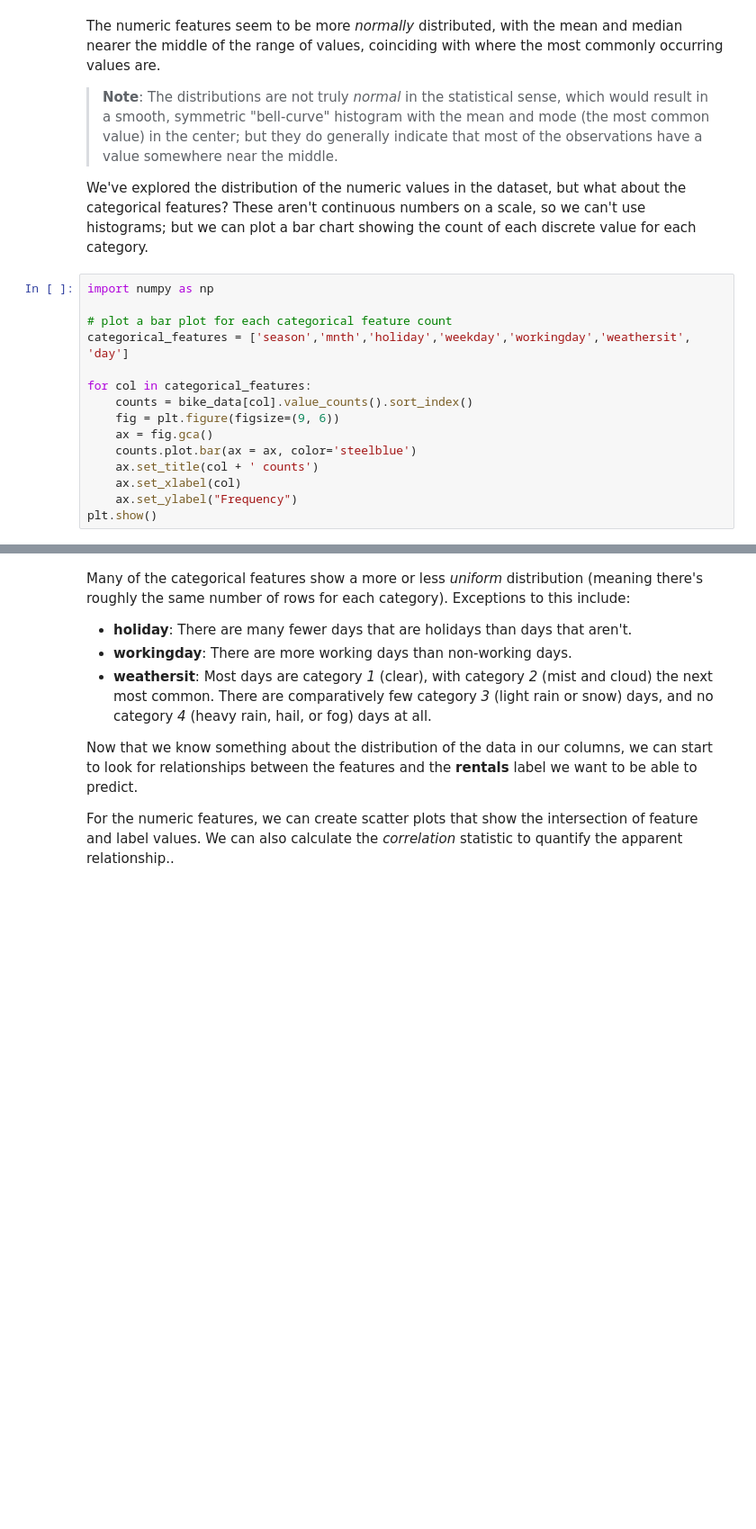
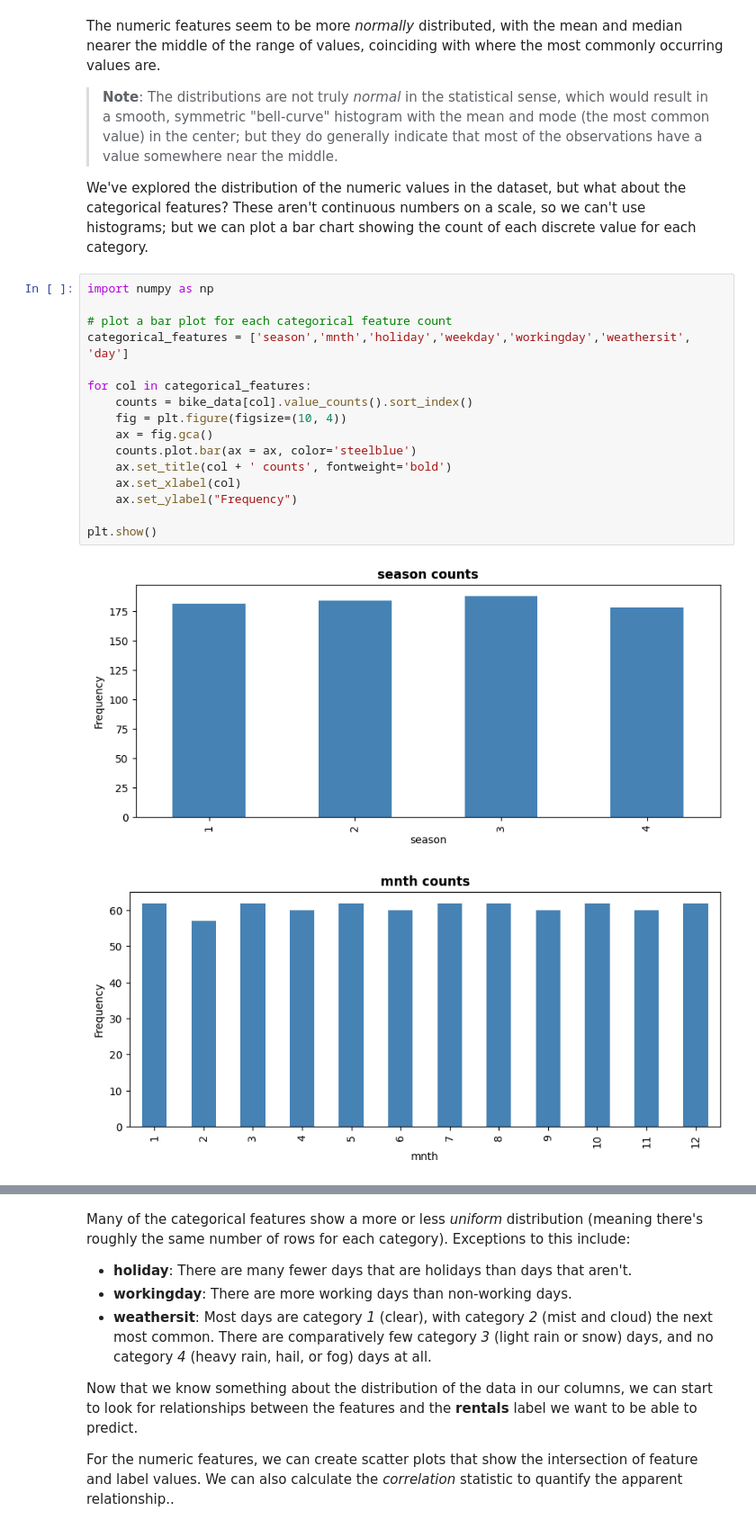
Before and after one commit to hugosouto/coursera-microsoft-azure-ds-specialization, a Jupyter notebook: C1-create-ml-models-in-azure/W1L2-train-and-evaluate-regression-models/01-training.ipynb, the cells around one changed output, grey strips where cells are left out. Shown: that part at 90% size. Cells and saved outputs as stored; diff of their text form; blank space fills up the shorter version.

```diff
--- a/C1-create-ml-models-in-azure/W1L2-train-and-evaluate-regression-models/01-training.ipynb
+++ b/C1-create-ml-models-in-azure/W1L2-train-and-evaluate-regression-models/01-training.ipynb
@@ -120,15 +191,19 @@ We've explored the distribution of the numeric values in the dataset, but what a
 # %%
 import numpy as np
 
 # plot a bar plot for each categorical feature count
 categorical_features = ['season','mnth','holiday','weekday','workingday','weathersit', 'day']
 
 for col in categorical_features:
     counts = bike_data[col].value_counts().sort_index()
-    fig = plt.figure(figsize=(9, 6))
+    fig = plt.figure(figsize=(10, 4))
     ax = fig.gca()
     counts.plot.bar(ax = ax, color='steelblue')
-    ax.set_title(col + ' counts')
+    ax.set_title(col + ' counts', fontweight='bold')
     ax.set_xlabel(col)
     ax.set_ylabel("Frequency")
+
 plt.show()
+# %% [output]
+[figure, added]
+[figure, added]
```
Also changed, not shown: parts of 16 cells of this notebook.
